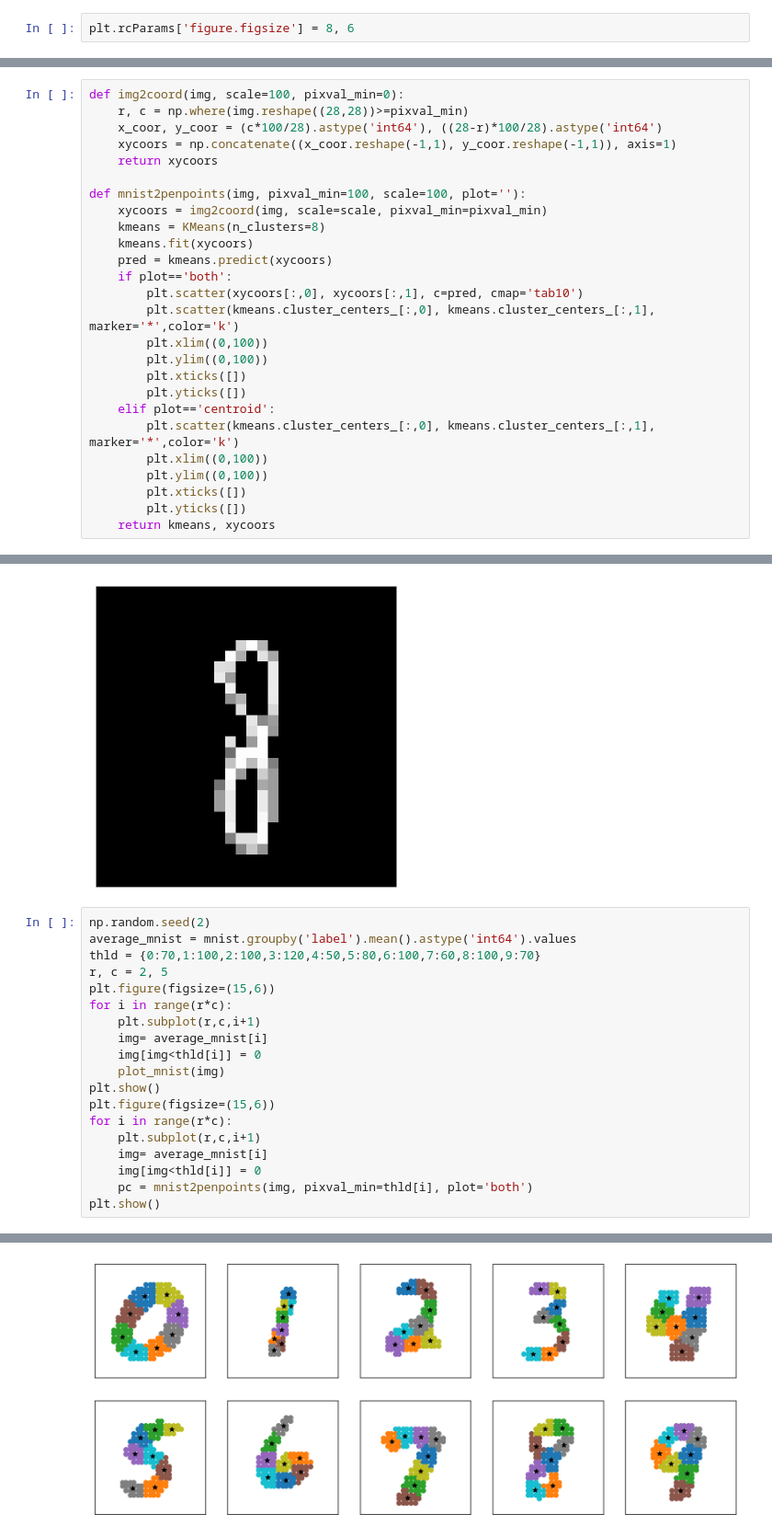
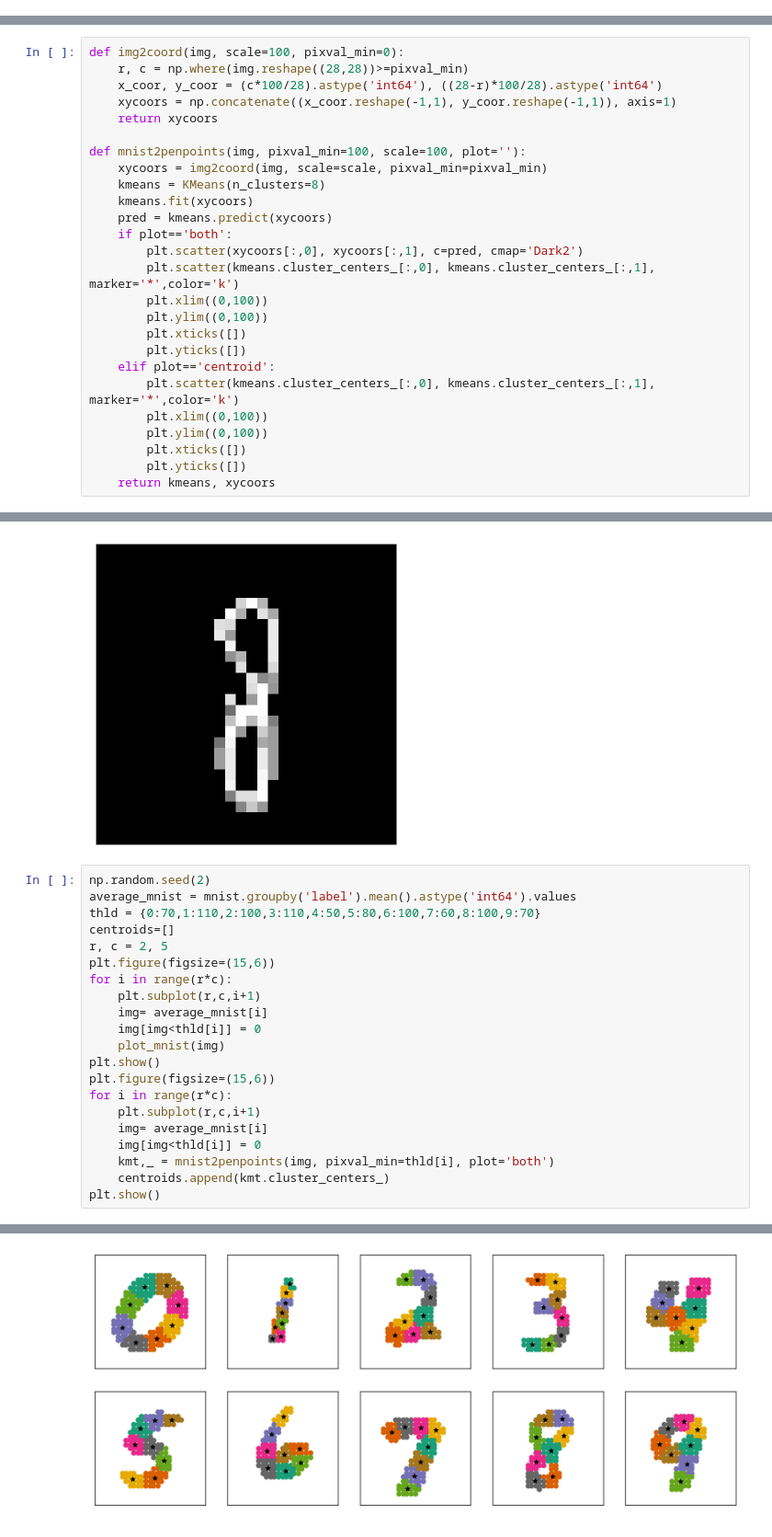
Before and after one commit to abpaudel/pen-digits-classification, a Jupyter notebook: Feature Extraction from MNIST.ipynb, the cells around one changed output, grey strips where cells are left out. Shown at 92% size. Saved outputs shown, nothing was run; the diff lists cells and outputs as text.

```diff
--- a/Feature Extraction from MNIST.ipynb
+++ b/Feature Extraction from MNIST.ipynb
@@ -7,8 +7,6 @@ from sklearn.cluster import KMeans
 # %%
 %matplotlib inline
 %config InlineBackend.figure_format = 'retina'
-# %%
-plt.rcParams['figure.figsize'] = 8, 6
 # %%
 mnist = pd.read_csv('data/mnist_train.csv')
 mnist.head()
@@ -121,7 +119,7 @@ def mnist2penpoints(img, pixval_min=100, scale=100, plot=''):
     kmeans.fit(xycoors)
     pred = kmeans.predict(xycoors)
     if plot=='both':
-        plt.scatter(xycoors[:,0], xycoors[:,1], c=pred, cmap='tab10')
+        plt.scatter(xycoors[:,0], xycoors[:,1], c=pred, cmap='Dark2')
         plt.scatter(kmeans.cluster_centers_[:,0], kmeans.cluster_centers_[:,1], marker='*',color='k')
         plt.xlim((0,100))
         plt.ylim((0,100))
@@ -148,22 +146,24 @@ plot_mnist(img)
 # %%
 np.random.seed(2)
 average_mnist = mnist.groupby('label').mean().astype('int64').values
-thld = {0:70,1:100,2:100,3:120,4:50,5:80,6:100,7:60,8:100,9:70}
+thld = {0:70,1:110,2:100,3:110,4:50,5:80,6:100,7:60,8:100,9:70}
+centroids=[]
 r, c = 2, 5
 plt.figure(figsize=(15,6))
 for i in range(r*c):
     plt.subplot(r,c,i+1)
     img= average_mnist[i]
     img[img<thld[i]] = 0
     plot_mnist(img)
 plt.show()
 plt.figure(figsize=(15,6))
 for i in range(r*c):
     plt.subplot(r,c,i+1)
     img= average_mnist[i]
     img[img<thld[i]] = 0
-    pc = mnist2penpoints(img, pixval_min=thld[i], plot='both')
+    kmt,_ = mnist2penpoints(img, pixval_min=thld[i], plot='both')
+    centroids.append(kmt.cluster_centers_)
 plt.show()
 # %% [output]
 [figure]
-[figure, old version]
+[figure, new version]
```
Also changed, not shown: parts of 12 cells of this notebook.
